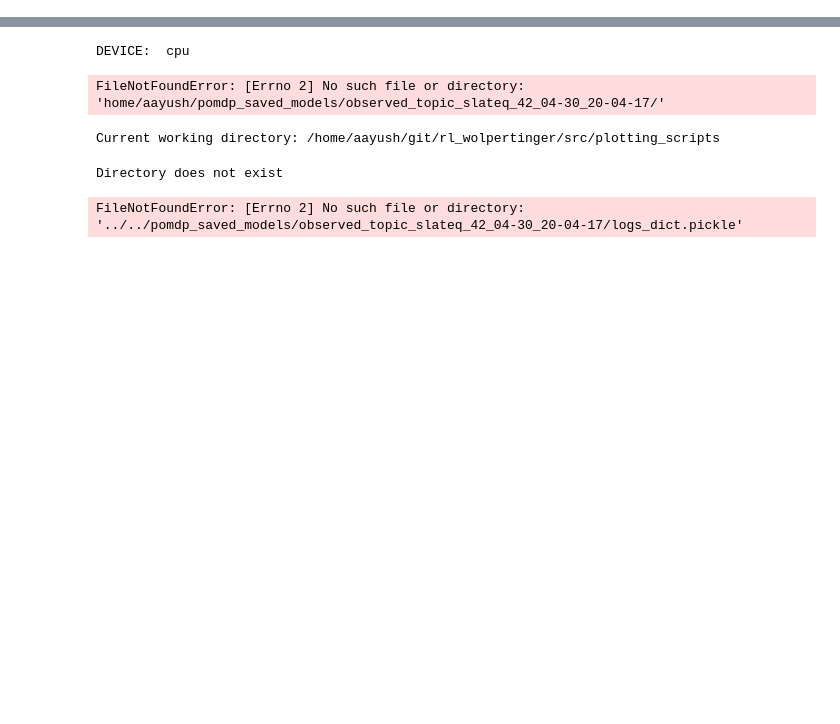
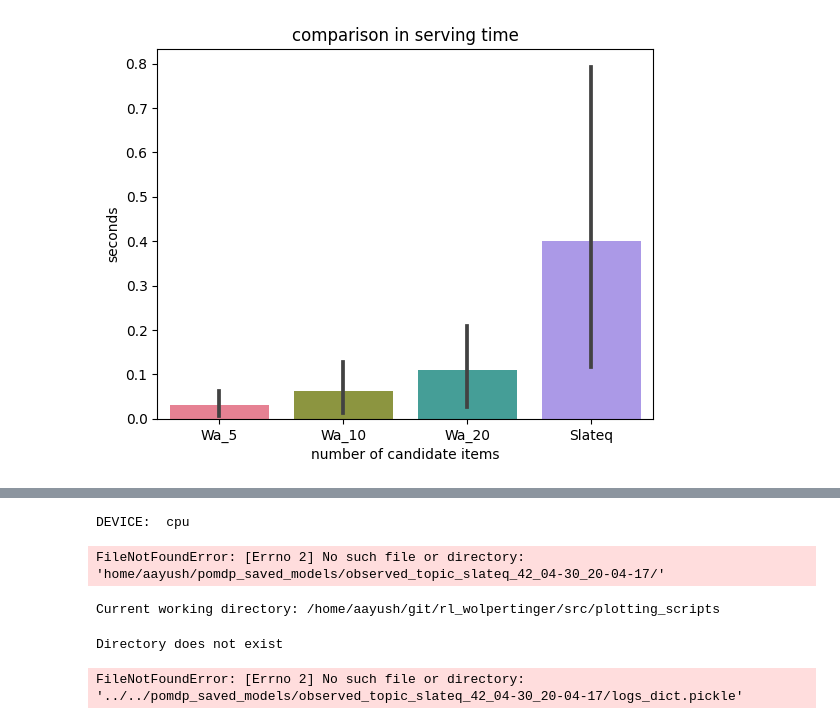
Before and after one commit to Asr419/rl_wolpertinger, a Jupyter notebook: src/plotting_scripts/train_plot.ipynb, the cells around one changed output, grey strips where cells are left out. Saved outputs shown, nothing was run; the diff lists cells and outputs as text; code cells hidden in the pictures; blank space fills up the shorter version.

```diff
--- a/src/plotting_scripts/train_plot.ipynb
+++ b/src/plotting_scripts/train_plot.ipynb
@@ -3,0 +42,35 @@ import os
+# %%
+import seaborn as sns
+import matplotlib.pyplot as plt
+import pandas as pd
+
+# Define x-axis values
+x = [300, 500, 1000, 2000, 50000]
+
+# Define y-axis values
+wa_5 = [0.004210, 0.006127, 0.011299, 0.042985, 0.093208]
+wa_10 = [0.007421, 0.011449, 0.023207, 0.086088, 0.180334]
+wa_20 = [0.013384, 0.021687, 0.061213, 0.159714, 0.289025]
+slateq = [0.064939, 0.110338, 0.229349, 0.448962, 1.150223]
+
+# Create a dictionary to store the data
+data = {'Wa_5': wa_5, 'Wa_10': wa_10, 'Wa_20': wa_20, 'Slateq': slateq}
+
+# Convert the dictionary to a pandas DataFrame
+df = pd.DataFrame(data=data, index=x)
+
+# Set the color palette
+colors = sns.color_palette('husl', 4)
+
+# Create the bar plot
+ax = sns.barplot(data=df, palette=colors)
+
+# Set the title and axis labels
+ax.set_title('comparison in serving time')
+ax.set_xlabel('number of candidate items')
+ax.set_ylabel('seconds')
+
+# Show the plot
+plt.show()
+# %% [output]
+[figure, added]
```
Also changed, not shown: parts of 5 cells of this notebook, 4 other files.
